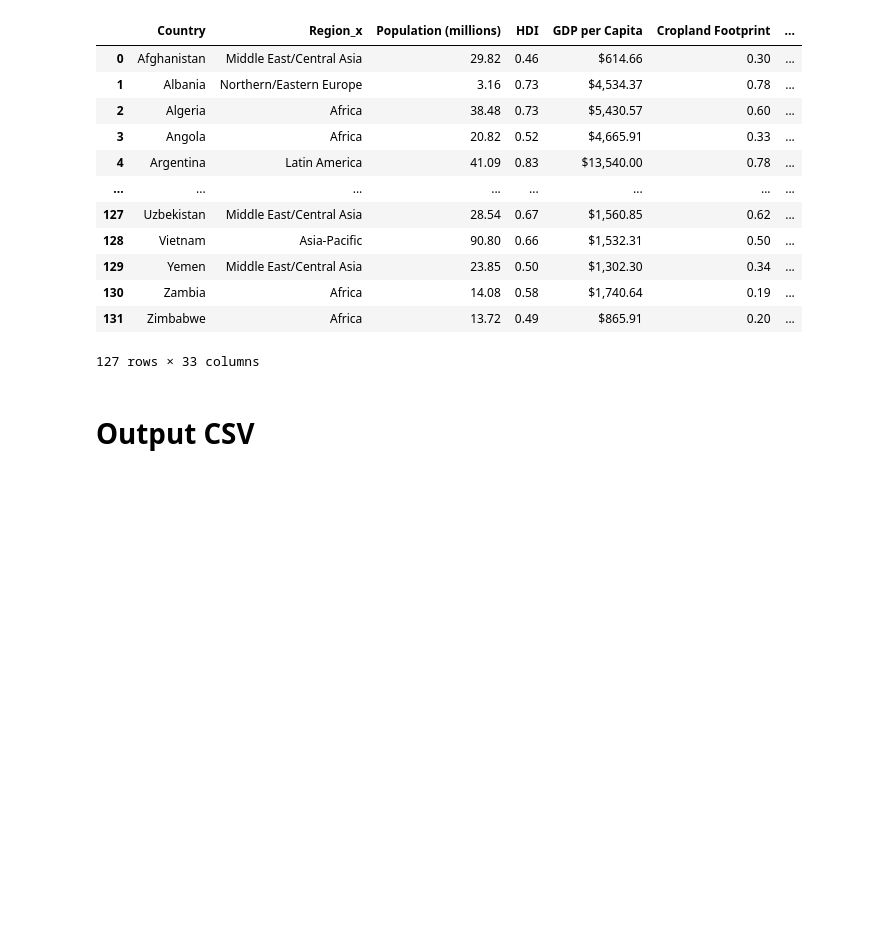
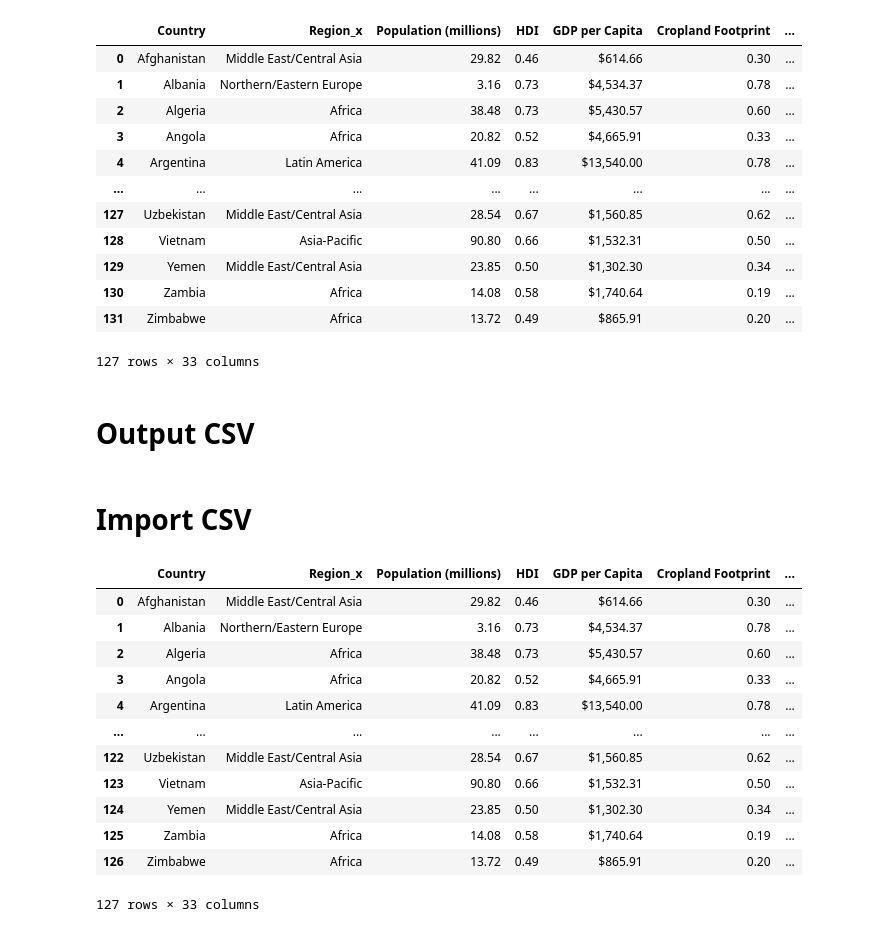
Before and after one commit to roumenguha/ECE143-Final-Project, a Jupyter notebook: Data cleanup.ipynb, the cells around one changed output. Drawn from its saved outputs; the diff is of its cells as text; code cells hidden in the pictures; blank space fills up the shorter version.

```diff
--- a/Data cleanup.ipynb
+++ b/Data cleanup.ipynb
@@ -99,3 +103,22 @@ data
 # Output CSV
 # %%
 data.to_csv('./Data/data.csv', index = False)
+# %% [markdown]
+# Import CSV
+# %%
+data = pd.read_csv("./Data/data.csv")
+data
+# %% [output]
+|  | Country | Region_x | Population (millions) | HDI | GDP per Capita | Cropland Footprint | ... |
+| 0 | Afghanistan | Middle East/Central Asia | 29.82 | 0.46 | $614.66 | 0.30 | ... |
+| 1 | Albania | Northern/Eastern Europe | 3.16 | 0.73 | $4,534.37 | 0.78 | ... |
+| 2 | Algeria | Africa | 38.48 | 0.73 | $5,430.57 | 0.60 | ... |
+| 3 | Angola | Africa | 20.82 | 0.52 | $4,665.91 | 0.33 | ... |
+| 4 | Argentina | Latin America | 41.09 | 0.83 | $13,540.00 | 0.78 | ... |
+| ... | ... | ... | ... | ... | ... | ... | ... |
+| 122 | Uzbekistan | Middle East/Central Asia | 28.54 | 0.67 | $1,560.85 | 0.62 | ... |
+| 123 | Vietnam | Asia-Pacific | 90.80 | 0.66 | $1,532.31 | 0.50 | ... |
+| 124 | Yemen | Middle East/Central Asia | 23.85 | 0.50 | $1,302.30 | 0.34 | ... |
+| 125 | Zambia | Africa | 14.08 | 0.58 | $1,740.64 | 0.19 | ... |
+| 126 | Zimbabwe | Africa | 13.72 | 0.49 | $865.91 | 0.20 | ... |
+127 rows × 33 columns
```
Also changed, not shown: parts of 5 cells of this notebook, 1 other file.
